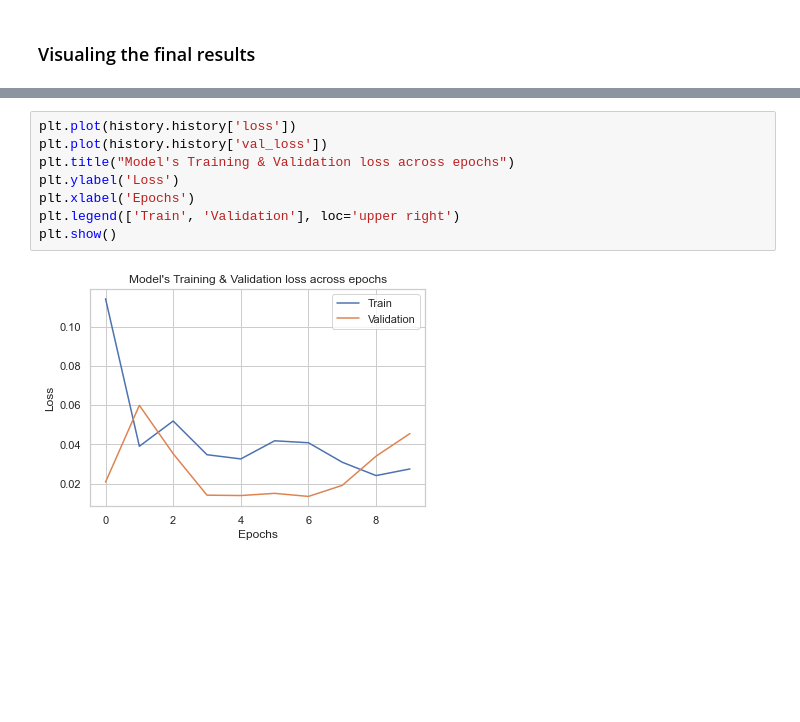
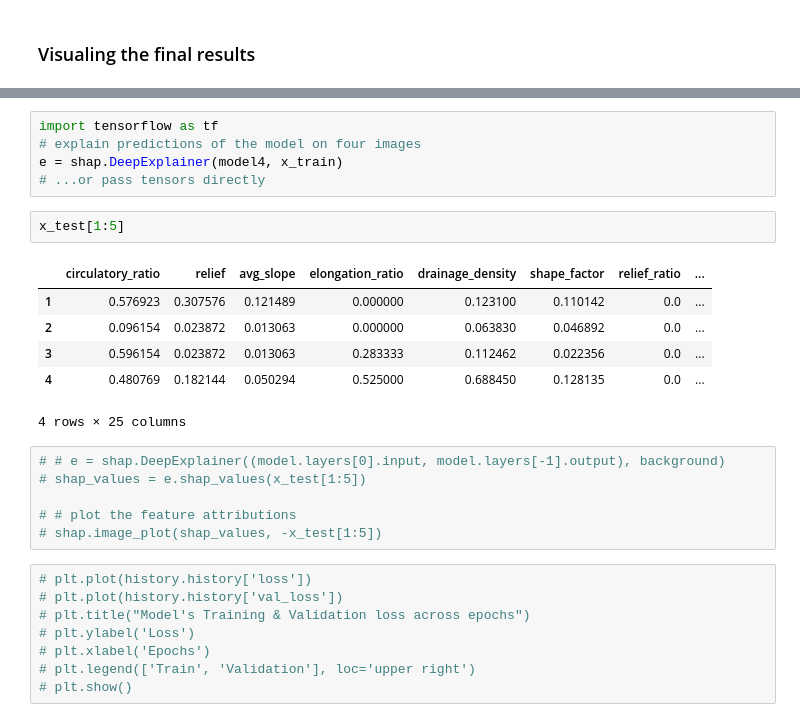
Before and after one commit to jasonMatney/IndianaRisk, a Jupyter notebook: scripts/Indiana Flood Risk - Deep Learning.ipynb, the cells around one changed output, grey strips where cells are left out. Saved outputs shown, nothing was run; the diff lists cells and outputs as text; blank space fills up the shorter version.

```diff
--- a/scripts/Indiana Flood Risk - Deep Learning.ipynb
+++ b/scripts/Indiana Flood Risk - Deep Learning.ipynb
@@ -545,12 +620,30 @@ callbacks
+# %%
+import tensorflow as tf
+# explain predictions of the model on four images
+e = shap.DeepExplainer(model4, x_train)
+# ...or pass tensors directly
+# %%
+x_test[1:5]
+# %% [output]
+|  | circulatory_ratio | relief | avg_slope | elongation_ratio | drainage_density | shape_factor | relief_ratio | ... |
+| 1 | 0.576923 | 0.307576 | 0.121489 | 0.000000 | 0.123100 | 0.110142 | 0.0 | ... |
+| 2 | 0.096154 | 0.023872 | 0.013063 | 0.000000 | 0.063830 | 0.046892 | 0.0 | ... |
+| 3 | 0.596154 | 0.023872 | 0.013063 | 0.283333 | 0.112462 | 0.022356 | 0.0 | ... |
+| 4 | 0.480769 | 0.182144 | 0.050294 | 0.525000 | 0.688450 | 0.128135 | 0.0 | ... |
+4 rows × 25 columns
+# %%
+# # e = shap.DeepExplainer((model.layers[0].input, model.layers[-1].output), background)
+# shap_values = e.shap_values(x_test[1:5])
+
+# # plot the feature attributions
+# shap.image_plot(shap_values, -x_test[1:5])
 # %%
-plt.plot(history.history['loss'])
-plt.plot(history.history['val_loss'])
-plt.title("Model's Training & Validation loss across epochs")
-plt.ylabel('Loss')
-plt.xlabel('Epochs')
-plt.legend(['Train', 'Validation'], loc='upper right')
-plt.show()
+# plt.plot(history.history['loss'])
+# plt.plot(history.history['val_loss'])
+# plt.title("Model's Training & Validation loss across epochs")
+# plt.ylabel('Loss')
+# plt.xlabel('Epochs')
+# plt.legend(['Train', 'Validation'], loc='upper right')
+# plt.show()
-# %% [output]
-[figure, removed]
 # %%
 # permutation feature importance with knn for regression
```
Also changed, not shown: parts of 32 cells of this notebook, 11 other files.
